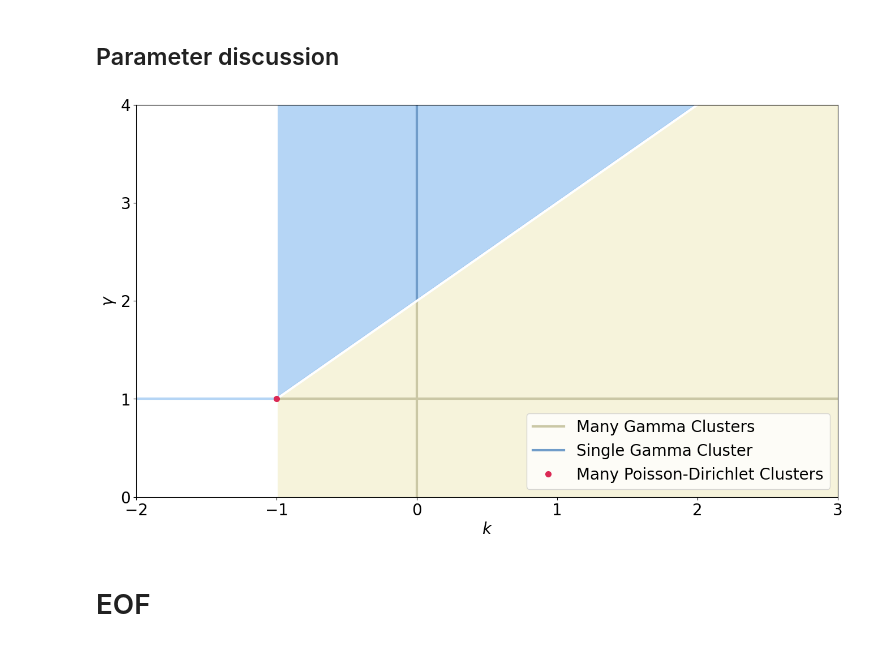
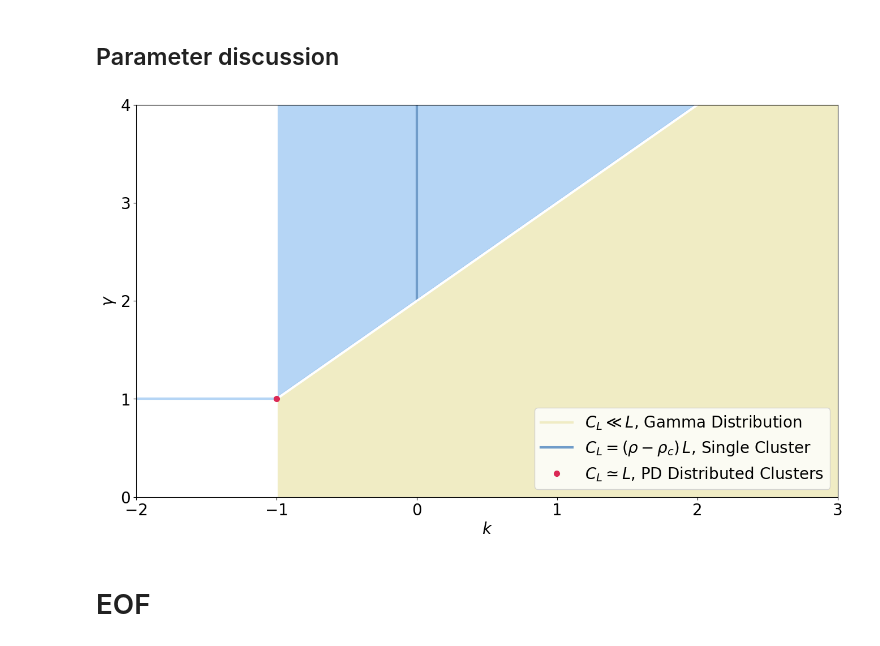
Before and after one commit to AnyAvailableUsername/ZRP-Simulation-and-Data-Evaluation, a Jupyter notebook: ZRP visuals.ipynb, the cells around one changed output. Saved outputs shown, nothing was run; the diff lists cells and outputs as text; code cells hidden in the pictures.

```diff
--- a/ZRP visuals.ipynb
+++ b/ZRP visuals.ipynb
@@ -950,30 +955,32 @@ colors_rho_cL = {}
 def multipleSimTailsGroupedByk(axs, idx):
 
   k = [-2, 0, 0.5, 1, 1.5, 2.5][idx]#[0.5, 1.5][idx]
-  k_const_indeces = selectParamIndeces('*', '*', f'=={k}', '*', '*')
-  params_k_const = params[k_const_indeces]
+  data_k = data[data['k'] == k]
+  sims = groupedSims(df = data_k)
 
   rho_c = 1
   domain_stepcount = 1000
 
   rhos = []
   domain_upper_bound = 0
-  for i in range(params_k_const.shape[0]):
-    sim = SimulationFile(*params_k_const.iloc[i])
+  for i, sim in enumerate(sims):
+    rho, lattices, theta, L = sim.fetch('rho', 'lattice', 'theta', 'L')
+    rho_c_L = sim.rho_c_L()
+    C_L = sim.C_L()
     domain, tails = sim.tail()
-    colors_rho_cL[sim.rho_c_L] = colors[i%len(colors)]
+    colors_rho_cL[rho_c_L] = colors[i%len(colors)]
     domain_upper_bound = max(domain_upper_bound, domain[-1])
-    rhos.append((sim.rho, sim.rho_c_L))
+    rhos.append((rho, rho_c_L))
 
-    lbl = f"$\\tilde{{\\eta}}$ tails, $C_L={sim.C_L:.2f}, \\rho={sim.rho}, \\rho_{{c, L}}={sim.rho_c_L}, L={sim.L}, n={sim.lattices.shape[0]}$"
-    lbl = f"$\\rho={sim.rho}, L={sim.L}, n={sim.lattices.shape[0]}, \\theta={sim.theta}$"
+    lbl = f"$\\tilde{{\\eta}}$ tails, $C_L={C_L:.2f}, \\rho={rho}, \\rho_{{c, L}}={rho_c_L}, L={L}, m={lattices.shape[0]}$"
+    lbl = f"$\\rho={rho}, L={L}, n={lattices.shape[0]}, \\theta={theta}$"
     axs[0,0].plot(domain, tails,
-    color=__theme_color_scales[int(sim.rho//2 - 1),i%3],#colors[i%len(colors)],
+    color=__theme_color_scales[int(rho//2 - 1),i%3],#colors[i%len(colors)],
     label=lbl, linewidth=3)
 
   rhos = np.array(list(set(rhos)))
 
-  for rho, rho_c_L in rhos:
+  for rho, data_rho in data_k.groupby("rho"):
     params_rho_const = params_k_const[params_k_const['N']/params_k_const['L'] == rho]
     domain = np.linspace(0, domain_upper_bound, domain_stepcount)
     all_tails = []
@@ -1018,11 +1025,9 @@ def multipleSimTailsGroupedByk(axs, idx):
   axs[0,0].legend()
   #axs[1,0].legend()
 
-
-reloadParams()
-indeces = selectParamIndeces('*', '*', '<0', '*', 'T10000N')
-params = params[indeces].sort_values(['k', 'L'])
-#print(params)
+reloadData()
+indices = (data['k'] <= 0) & (data['runtime']/data['N'] == 10000)
+data = data[indices].sort_values(['k', 'L'])
 
 
 drawGraphs(
@@ -1780,49 +1741,49 @@ def kgamma(axs, idx):
   # scaled clusters
   axs.fill_between(
     DOMk[DOMk >= -1], DOMk[DOMk >= -1]+2,
-    color = __theme_color_scales[0,2], alpha=0.6)
+    color = __theme_color_scales[0,2])
   axs.plot(
     DOMk[DOMk >= -1], np.ones_like(DOMk[DOMk >= -1]),
-    color = __theme_color_scales[0,1], linewidth = 3,)
+    color = __theme_color_scales[0,2], linewidth = 3,)
   axs.plot(
     np.zeros_like(DOMg[DOMg <= 2]), DOMg[DOMg <= 2],
-    color = __theme_color_scales[0,1], linewidth = 3,
-    label="Many Gamma Clusters")
+    color = __theme_color_scales[0,2], linewidth = 3,
+    label="$C_L \\ll L$, Gamma Distribution")
 
   #single cluster
   axs.plot(
     DOMk[DOMk <= -1], np.ones_like(DOMk[DOMk <= -1]),
     color = __theme_color_scales[1,2], linewidth = 3, alpha=0.6)
   t = -0.999
   axs.fill_between(
     DOMk[DOMk > t], DOMk[DOMk > t]+2.02, 4*np.ones_like(DOMk[DOMk > t]),
     color = __theme_color_scales[1,2], alpha=0.6)
   axs.plot(
     np.zeros_like(DOMg[DOMg >= 2]), DOMg[DOMg >= 2],
     color = __theme_color_scales[1,1], linewidth = 3,
-    label="Single Gamma Cluster")
+    label="$C_L = (\\rho-\\rho_c)\\,L$, Single Cluster")
 
   #white
   axs.plot(
     DOMk[DOMk >= -1], DOMk[DOMk >= -1]+2,
     color = '#fff', linewidth=3)
   axs.plot(
     -1*np.ones_like(DOMg), DOMg,
     color = '#fff', linewidth=3)
 
   #Poisson Dirichlet
   axs.plot([-1], [1], 'o', color = __cherry, markersize = 7,
-           label="Many Poisson-Dirichlet Clusters")
+           label="$C_L \\simeq L$, PD Distributed Clusters")
 
   axs.legend()
 
 drawGraphs(
   cols=1, rows=1,
   col_weights=[1], row_weights=[1],
   graph_factory=kgamma,
   save_settings={"path": r"..\Latex\img\theory.pdf"},
   font_size='huge')
 # %% [output]
-[figure, old version]
+[figure, new version]
 # %% [markdown]
 # EOF
```
Also changed, not shown: parts of 23 cells of this notebook, 41 other files.
